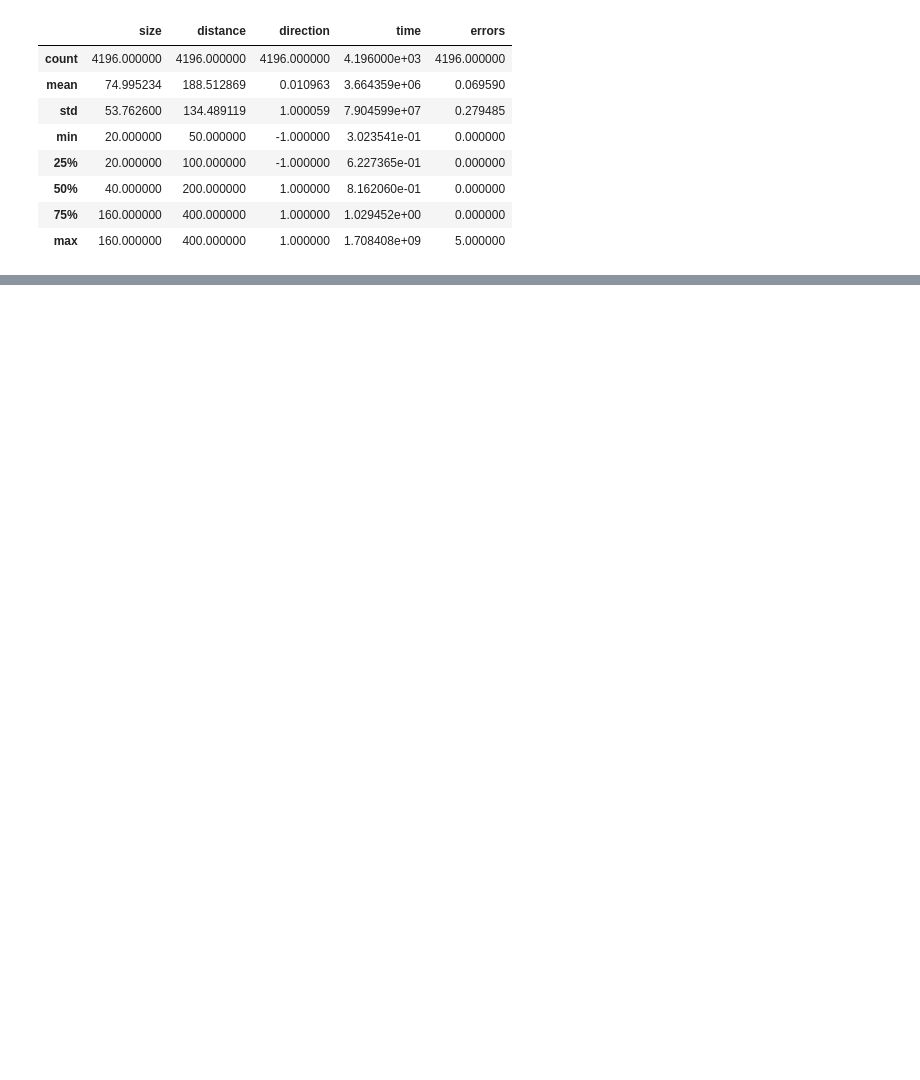
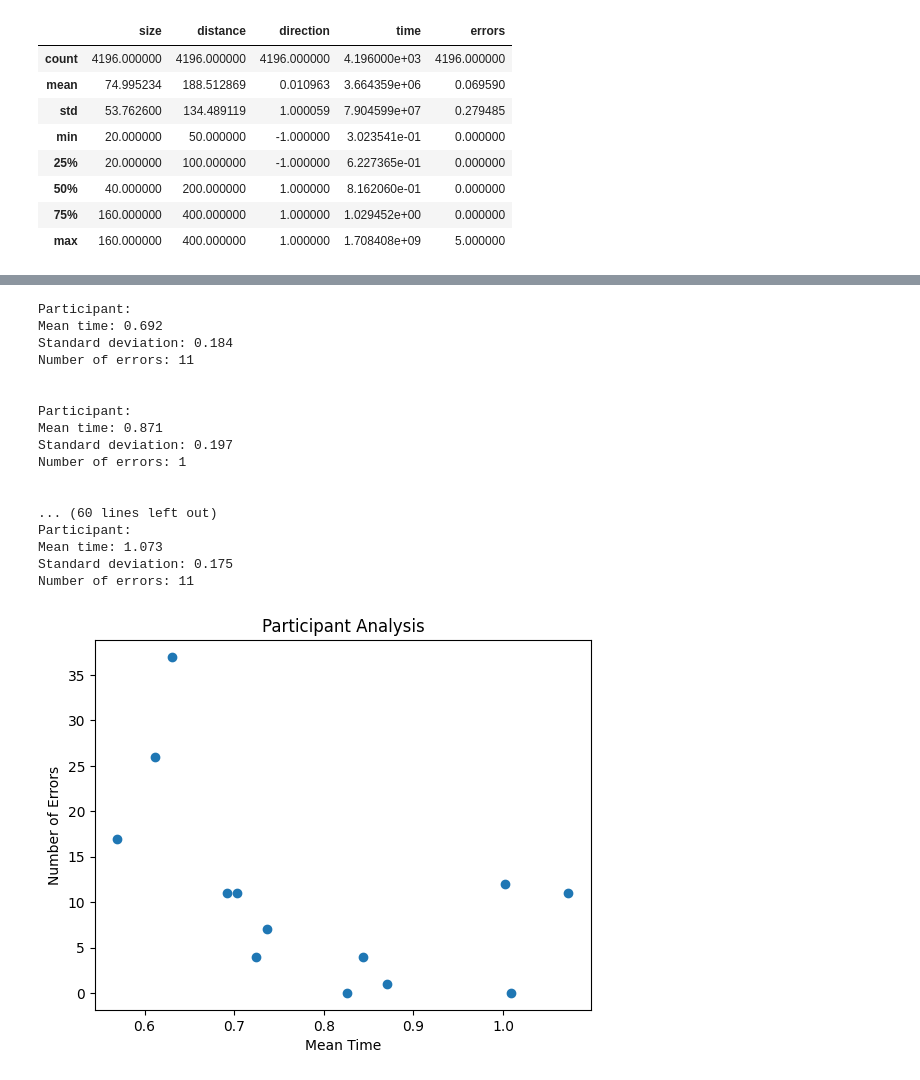
Before and after one commit to KateGordon21/HCI-Experiment, a Jupyter notebook: analysis.ipynb, the cells around one changed output, grey strips where cells are left out. Cells and saved outputs as stored; diff of their text form; code cells hidden in the pictures; blank space fills up the shorter version.

```diff
--- a/analysis.ipynb
+++ b/analysis.ipynb
@@ -90,3 +103,53 @@ Standard deviation: 0.2025583534861442
+# %%
+# participant cleaning
+i = 0
+while i < len(participants):
+    participants[i] = participants[i][participants[i]['time'] < 5]
+    upper_limit = participants[i]['time'].quantile(0.95)
+    participants[i] = participants[i][participants[i]['time'] < upper_limit]
+    i += 1
+
+a = []
+b = []
+
+# Participant Analysis
+for participant in participants:
+    print(f"Participant:")
+    print(f"Mean time: {round(participant['time'].mean(), 3)}")
+    a.append(participant['time'].mean())
+    print(f"Standard deviation: {round(participant['time'].std(), 3)}")
+    print(f"Number of errors: {participant['errors'].sum()}")
+    b.append(participant['errors'].sum())
+    print("\n")
+
+# Plotting
+plt.scatter(a, b)
+plt.title('Participant Analysis')
+plt.xlabel('Mean Time')
+plt.ylabel('Number of Errors')
+plt.show()
+
+# Regression
+round(np.corrcoef(a, b)[0, 1] ** 2, 2)
+# %% [output]
+Participant:
+Mean time: 0.692
+Standard deviation: 0.184
+Number of errors: 11
+
+
+Participant:
+Mean time: 0.871
+Standard deviation: 0.197
+Number of errors: 1
+
+
+... (60 lines left out)
+Participant:
+Mean time: 1.073
+Standard deviation: 0.175
+Number of errors: 11
+[figure, added]
 # %%
 # Plot data
 plt.scatter(x, y)
```
Also changed, not shown: parts of 2 cells of this notebook, 1 other file.
